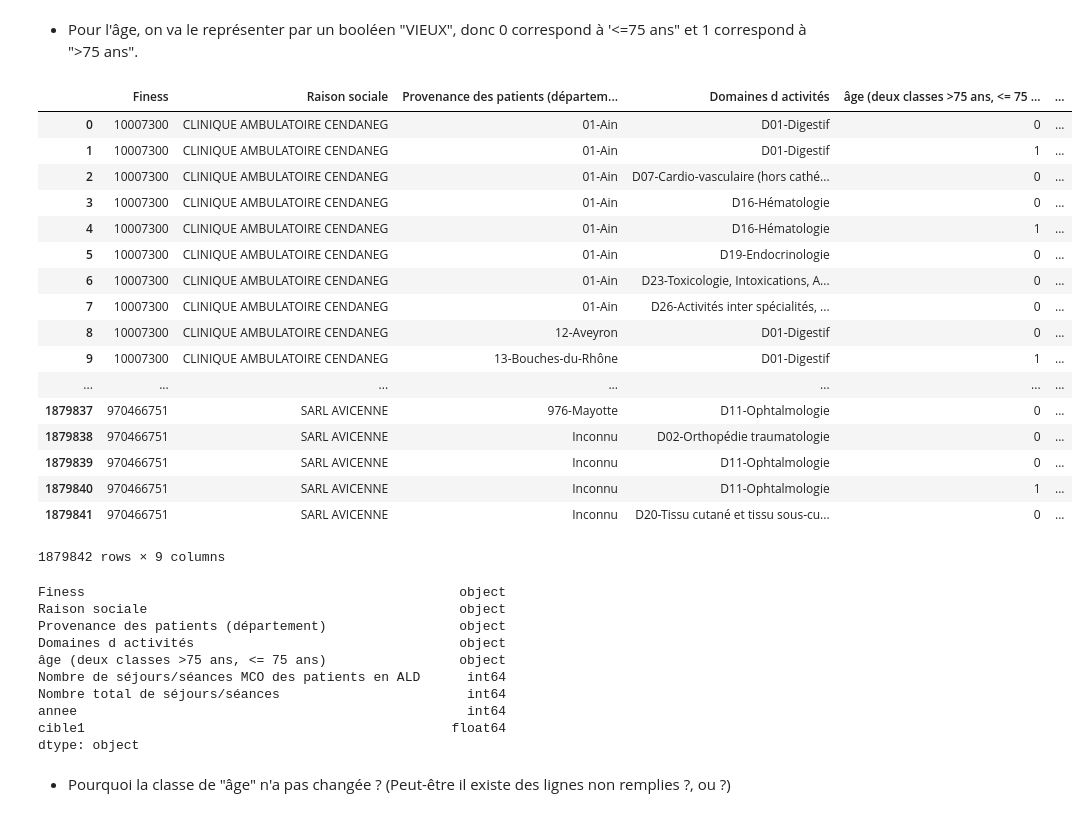
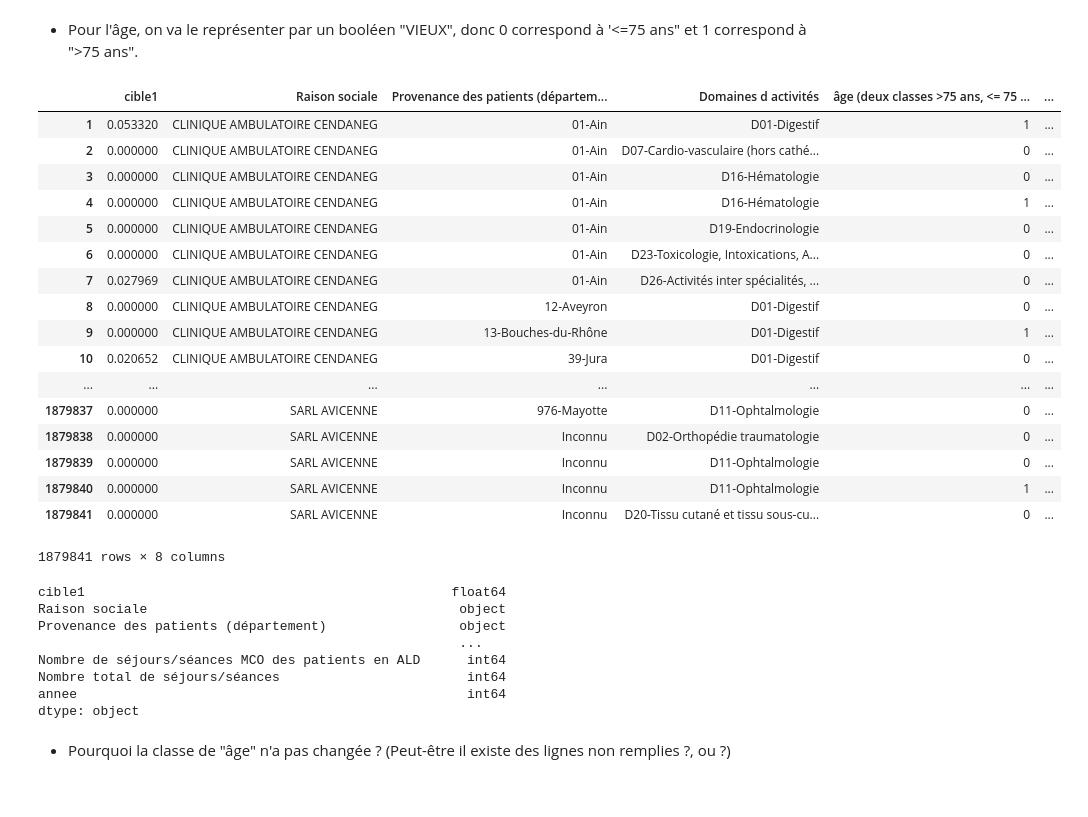
Before and after one commit to arezd/WS_ML, a Jupyter notebook: notebook/ANAP.ipynb, the cells around one changed output. Saved outputs shown, nothing was run; the diff lists cells and outputs as text; code cells hidden in the pictures.

```diff
--- a/notebook/ANAP.ipynb
+++ b/notebook/ANAP.ipynb
@@ -13,6 +13,9 @@ Dans ce notebook, on réalise le challenge Kaggle intitulé "ANAP".
 %matplotlib inline
 import warnings
 warnings.filterwarnings('ignore')
+
+#For display shorter dataframes
+pd.set_option("display.max_rows", 6)
 # %% [markdown]
 ## 1. Chargement des données
 # %% [markdown]
@@ -53 +35,8 @@ pd.read_csv(dataf, sep=';')
+# %%
+colnames = ['cible1','Raison sociale','Provenance des patients (département)',
+ 'Domaines d activités',
+ 'âge (deux classes >75 ans, <= 75 ans)',
+ 'Nombre de séjours/séances MCO des patients en ALD',
+ 'Nombre total de séjours/séances',
+ 'annee']
 # %% [markdown]
@@ -55,2 +44,2 @@ On se rend compte que [pandas](http://pandas.pydata.org) crée automatiquement u
 # %%
-train = pd.read_csv(dataf, sep=';')
+data = pd.read_csv(dataf, index_col=False,usecols=colnames,sep=';')[1:][colnames]
@@ -133,38 +143,36 @@ ValueError: could not convert string to float: '<=75 ans'
 # %% [markdown]
 + Pour l'âge, on va le représenter par un booléen "VIEUX", donc 0 correspond à '<=75 ans" et 1 correspond à ">75 ans".
 # %%
-train.replace(['<=75 ans', '>75 ans'], [0,1])
+data.replace(['<=75 ans', '>75 ans'], [0,1])
 # %% [output]
-|  | Finess | Raison sociale | Provenance des patients (départem... | Domaines d activités | âge (deux classes >75 ans, <= 75 ... | ... |
-| 0 | 10007300 | CLINIQUE AMBULATOIRE CENDANEG | 01-Ain | D01-Digestif | 0 | ... |
-| 1 | 10007300 | CLINIQUE AMBULATOIRE CENDANEG | 01-Ain | D01-Digestif | 1 | ... |
-| 2 | 10007300 | CLINIQUE AMBULATOIRE CENDANEG | 01-Ain | D07-Cardio-vasculaire (hors cathé... | 0 | ... |
-| 3 | 10007300 | CLINIQUE AMBULATOIRE CENDANEG | 01-Ain | D16-Hématologie | 0 | ... |
-| 4 | 10007300 | CLINIQUE AMBULATOIRE CENDANEG | 01-Ain | D16-Hématologie | 1 | ... |
-| 5 | 10007300 | CLINIQUE AMBULATOIRE CENDANEG | 01-Ain | D19-Endocrinologie | 0 | ... |
-| 6 | 10007300 | CLINIQUE AMBULATOIRE CENDANEG | 01-Ain | D23-Toxicologie, Intoxications, A... | 0 | ... |
-| 7 | 10007300 | CLINIQUE AMBULATOIRE CENDANEG | 01-Ain | D26-Activités inter spécialités, ... | 0 | ... |
-| 8 | 10007300 | CLINIQUE AMBULATOIRE CENDANEG | 12-Aveyron | D01-Digestif | 0 | ... |
-| 9 | 10007300 | CLINIQUE AMBULATOIRE CENDANEG | 13-Bouches-du-Rhône | D01-Digestif | 1 | ... |
+|  | cible1 | Raison sociale | Provenance des patients (départem... | Domaines d activités | âge (deux classes >75 ans, <= 75 ... | ... |
+| 1 | 0.053320 | CLINIQUE AMBULATOIRE CENDANEG | 01-Ain | D01-Digestif | 1 | ... |
+| 2 | 0.000000 | CLINIQUE AMBULATOIRE CENDANEG | 01-Ain | D07-Cardio-vasculaire (hors cathé... | 0 | ... |
+| 3 | 0.000000 | CLINIQUE AMBULATOIRE CENDANEG | 01-Ain | D16-Hématologie | 0 | ... |
+| 4 | 0.000000 | CLINIQUE AMBULATOIRE CENDANEG | 01-Ain | D16-Hématologie | 1 | ... |
+| 5 | 0.000000 | CLINIQUE AMBULATOIRE CENDANEG | 01-Ain | D19-Endocrinologie | 0 | ... |
+| 6 | 0.000000 | CLINIQUE AMBULATOIRE CENDANEG | 01-Ain | D23-Toxicologie, Intoxications, A... | 0 | ... |
+| 7 | 0.027969 | CLINIQUE AMBULATOIRE CENDANEG | 01-Ain | D26-Activités inter spécialités, ... | 0 | ... |
+| 8 | 0.000000 | CLINIQUE AMBULATOIRE CENDANEG | 12-Aveyron | D01-Digestif | 0 | ... |
+| 9 | 0.000000 | CLINIQUE AMBULATOIRE CENDANEG | 13-Bouches-du-Rhône | D01-Digestif | 1 | ... |
+| 10 | 0.020652 | CLINIQUE AMBULATOIRE CENDANEG | 39-Jura | D01-Digestif | 0 | ... |
 | ... | ... | ... | ... | ... | ... | ... |
-| 1879837 | 970466751 | SARL AVICENNE | 976-Mayotte | D11-Ophtalmologie | 0 | ... |
-| 1879838 | 970466751 | SARL AVICENNE | Inconnu | D02-Orthopédie traumatologie | 0 | ... |
-| 1879839 | 970466751 | SARL AVICENNE | Inconnu | D11-Ophtalmologie | 0 | ... |
-| 1879840 | 970466751 | SARL AVICENNE | Inconnu | D11-Ophtalmologie | 1 | ... |
-| 1879841 | 970466751 | SARL AVICENNE | Inconnu | D20-Tissu cutané et tissu sous-cu... | 0 | ... |
+| 1879837 | 0.000000 | SARL AVICENNE | 976-Mayotte | D11-Ophtalmologie | 0 | ... |
+| 1879838 | 0.000000 | SARL AVICENNE | Inconnu | D02-Orthopédie traumatologie | 0 | ... |
+| 1879839 | 0.000000 | SARL AVICENNE | Inconnu | D11-Ophtalmologie | 0 | ... |
+| 1879840 | 0.000000 | SARL AVICENNE | Inconnu | D11-Ophtalmologie | 1 | ... |
+| 1879841 | 0.000000 | SARL AVICENNE | Inconnu | D20-Tissu cutané et tissu sous-cu... | 0 | ... |
-1879842 rows × 9 columns
+1879841 rows × 8 columns
 # %%
-train.dtypes
+data.dtypes
 # %% [output]
-Finess                                                object
+cible1                                               float64
 Raison sociale                                        object
 Provenance des patients (département)                 object
-Domaines d activités                                  object
-âge (deux classes >75 ans, <= 75 ans)                 object
+                                                      ...
 Nombre de séjours/séances MCO des patients en ALD      int64
 Nombre total de séjours/séances                        int64
 annee                                                  int64
-cible1                                               float64
 dtype: object
 # %% [markdown]
 + Pourquoi la classe de "âge" n'a pas changée ?
```
Also changed, not shown: parts of 13 cells of this notebook.
